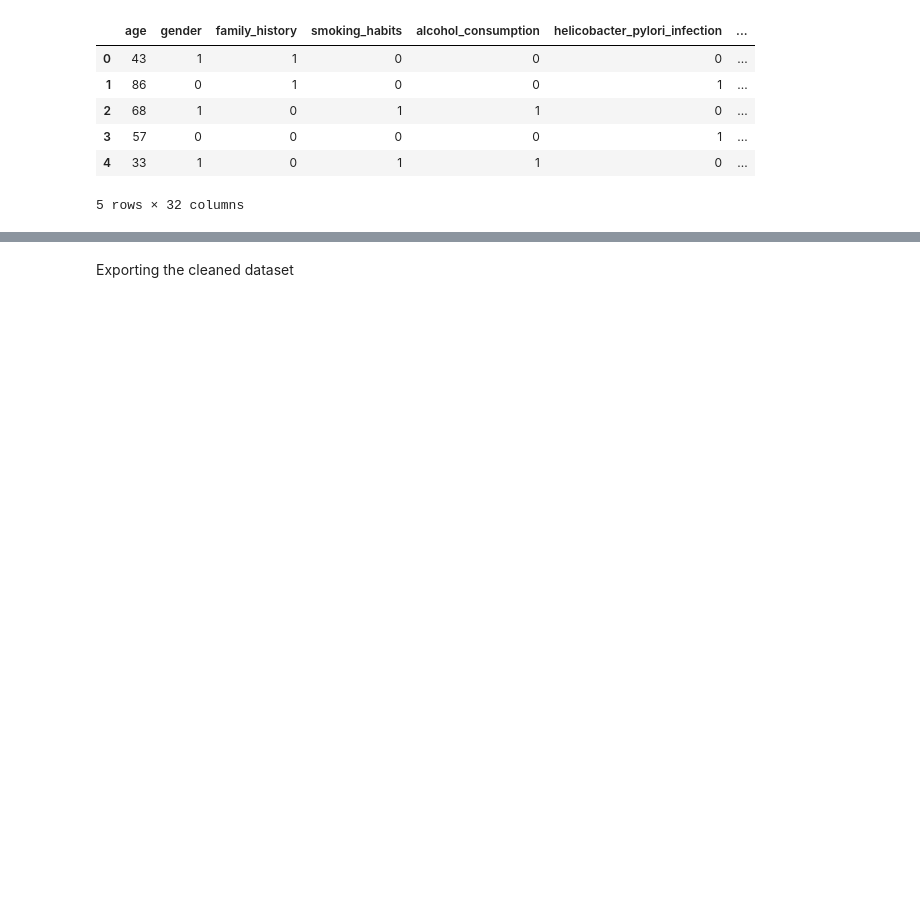
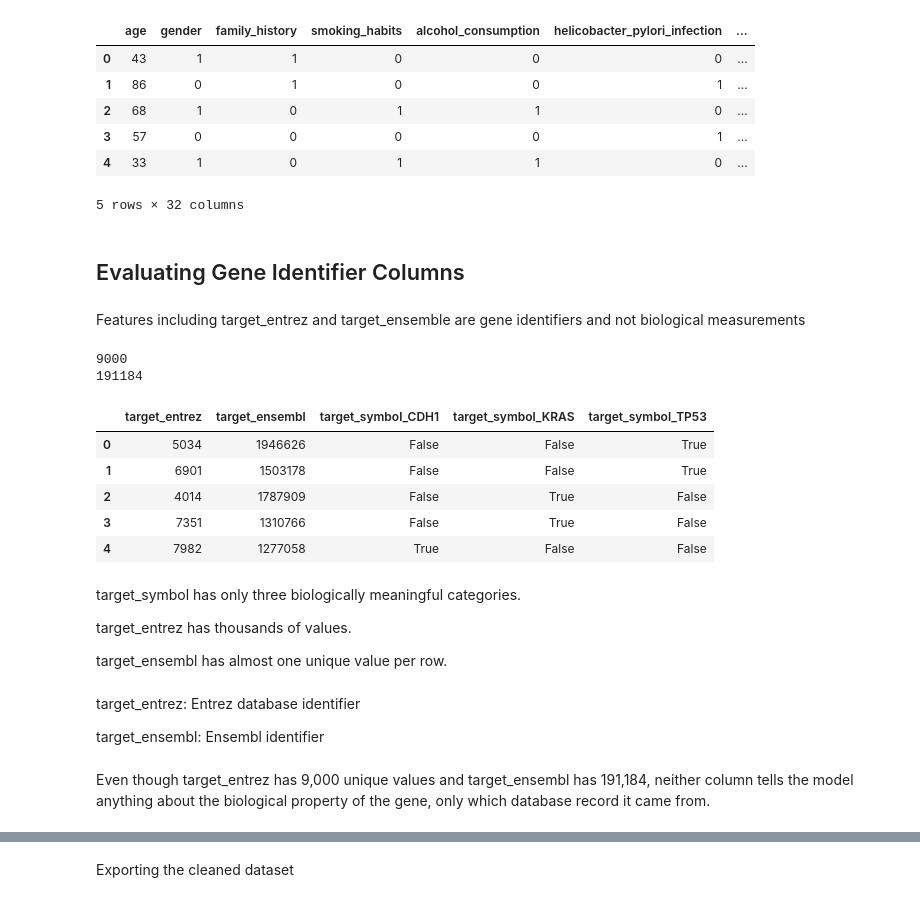
Before and after one commit to DineshKarki10/gastric_cancer_prediction, a Jupyter notebook: EDA/gastric_cancer_cleaning.ipynb, the cells around one changed output, grey strips where cells are left out. Cells and saved outputs as stored; diff of their text form; code cells hidden in the pictures; blank space fills up the shorter version.

Commit message:
EDA Cycle 3: Dropping gene identifier columns

```diff
--- a/EDA/gastric_cancer_cleaning.ipynb
+++ b/EDA/gastric_cancer_cleaning.ipynb
@@ -383,7 +383,7 @@ print(df.shape[0])
 # %% [markdown]
 this means these are low-cardinality categorical variable that can affect the prediction, so we will one-hot encode them
 # %%
-df.drop(columns=["mature_mirna_acc"], inplace=True)
+df.drop(columns=["mature_mirna_acc"], inplace=True, errors="ignore")
 # %%
 df = pd.get_dummies(
     df,
@@ -400,3 +414,44 @@ df.head()
 | 3 | 57 | 0 | 0 | 0 | 0 | 1 | ... |
 | 4 | 33 | 1 | 0 | 1 | 1 | 0 | ... |
 5 rows × 32 columns
+# %% [markdown]
+## Evaluating Gene Identifier Columns ##
+# %% [markdown]
+Features including target_entrez and target_ensemble are gene identifiers and not biological measurements
+# %%
+print(df["target_entrez"].nunique())
+
+print(df["target_ensembl"].nunique())
+# %% [output]
+9000
+191184
+# %%
+df[
+    [
+        "target_entrez",
+        "target_ensembl",
+        "target_symbol_CDH1",
+        "target_symbol_KRAS",
+        "target_symbol_TP53"
+    ]
+].head()
+# %% [output]
+|  | target_entrez | target_ensembl | target_symbol_CDH1 | target_symbol_KRAS | target_symbol_TP53 |
+| 0 | 5034 | 1946626 | False | False | True |
+| 1 | 6901 | 1503178 | False | False | True |
+| 2 | 4014 | 1787909 | False | True | False |
+| 3 | 7351 | 1310766 | False | True | False |
+| 4 | 7982 | 1277058 | True | False | False |
+# %% [markdown]
+target_symbol has only three biologically meaningful categories.
+
+target_entrez has thousands of values.
+
+target_ensembl has almost one unique value per row.
+# %% [markdown]
+target_entrez: Entrez database identifier
+
+
+target_ensembl: Ensembl identifier
+# %% [markdown]
+Even though target_entrez has 9,000 unique values and target_ensembl has 191,184, neither column tells the model anything about the biological property of the gene, only which database record it came from.
```
Also changed, not shown: parts of 3 cells of this notebook, 1 other file.
